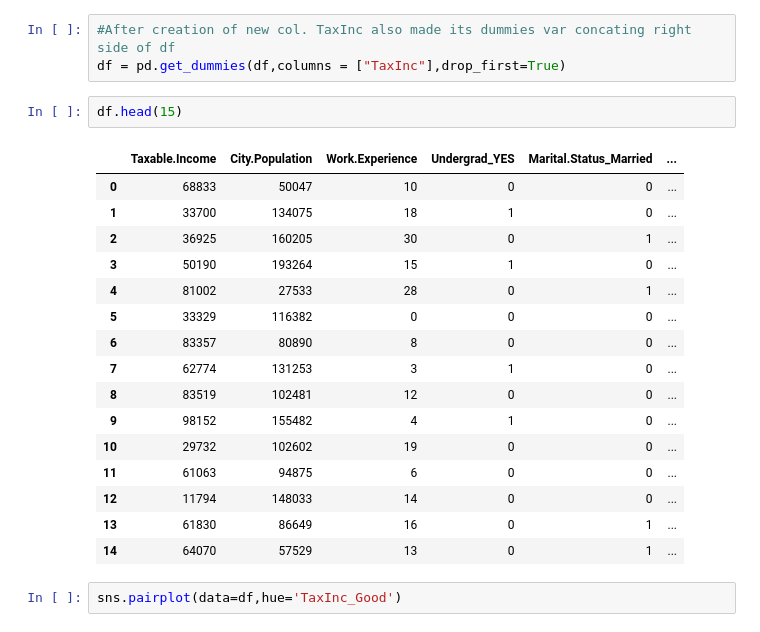
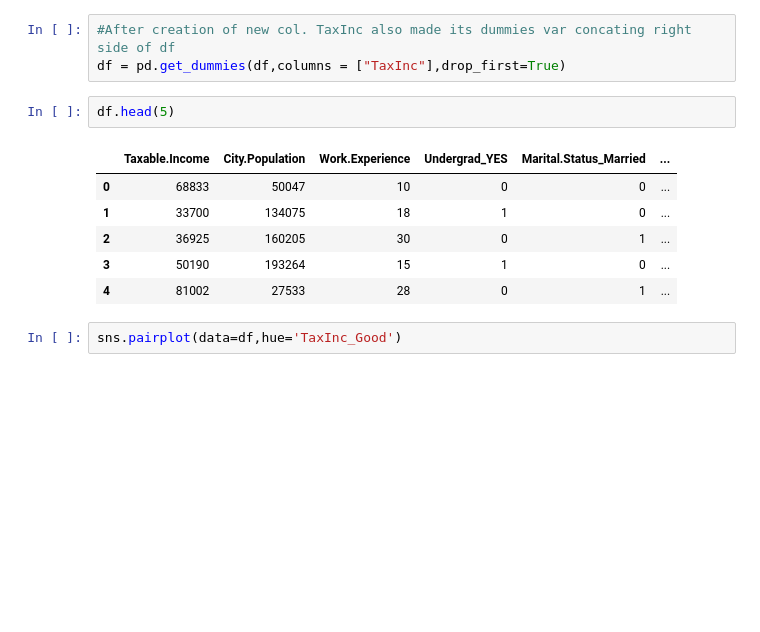
Before and after one commit to VivekGangurde/Assignment-, a Jupyter notebook: Assignment- Decision Tree(FC).ipynb, the cells around one changed output. Saved outputs shown, nothing was run; the diff lists cells and outputs as text; blank space fills up the shorter version.

```diff
--- a/Assignment- Decision Tree(FC).ipynb
+++ b/Assignment- Decision Tree(FC).ipynb
@@ -204,24 +208,14 @@ Paramenter -: Taxble Income<=30000 as "Risky=0" & Others "Good=1"
 #After creation of new col. TaxInc also made its dummies var concating right side of df
 df = pd.get_dummies(df,columns = ["TaxInc"],drop_first=True)
 # %%
-df.head(15)
+df.head(5)
 # %% [output]
 |  | Taxable.Income | City.Population | Work.Experience | Undergrad_YES | Marital.Status_Married | ... |
 | 0 | 68833 | 50047 | 10 | 0 | 0 | ... |
 | 1 | 33700 | 134075 | 18 | 1 | 0 | ... |
 | 2 | 36925 | 160205 | 30 | 0 | 1 | ... |
 | 3 | 50190 | 193264 | 15 | 1 | 0 | ... |
 | 4 | 81002 | 27533 | 28 | 0 | 1 | ... |
-| 5 | 33329 | 116382 | 0 | 0 | 0 | ... |
-| 6 | 83357 | 80890 | 8 | 0 | 0 | ... |
-| 7 | 62774 | 131253 | 3 | 1 | 0 | ... |
-| 8 | 83519 | 102481 | 12 | 0 | 0 | ... |
-| 9 | 98152 | 155482 | 4 | 1 | 0 | ... |
-| 10 | 29732 | 102602 | 19 | 0 | 0 | ... |
-| 11 | 61063 | 94875 | 6 | 0 | 0 | ... |
-| 12 | 11794 | 148033 | 14 | 0 | 0 | ... |
-| 13 | 61830 | 86649 | 16 | 0 | 1 | ... |
-| 14 | 64070 | 57529 | 13 | 0 | 1 | ... |
 # %%
 sns.pairplot(data=df,hue='TaxInc_Good')
 # %% [output]
```
Also changed, not shown: parts of 31 cells of this notebook, 1 other file.
